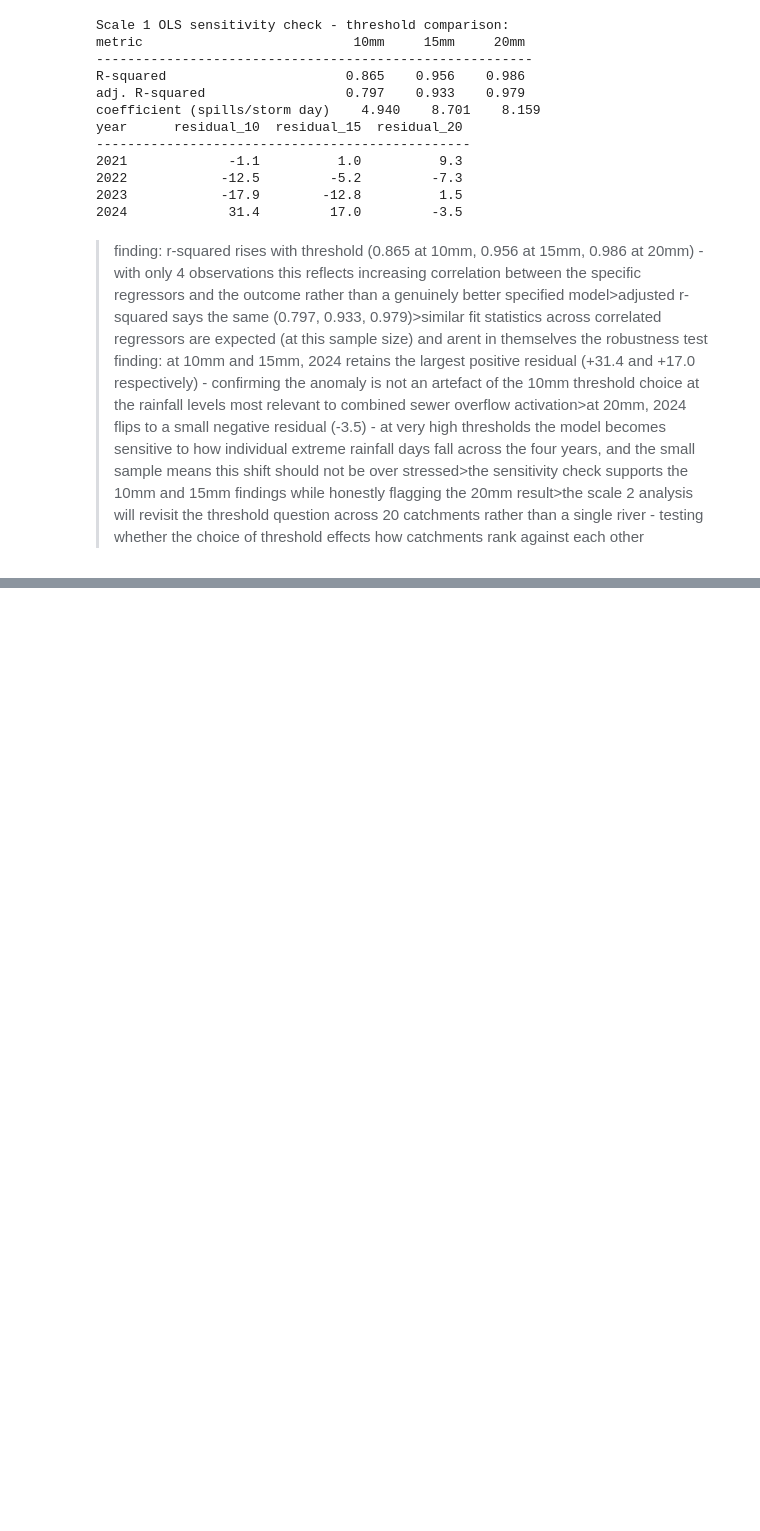
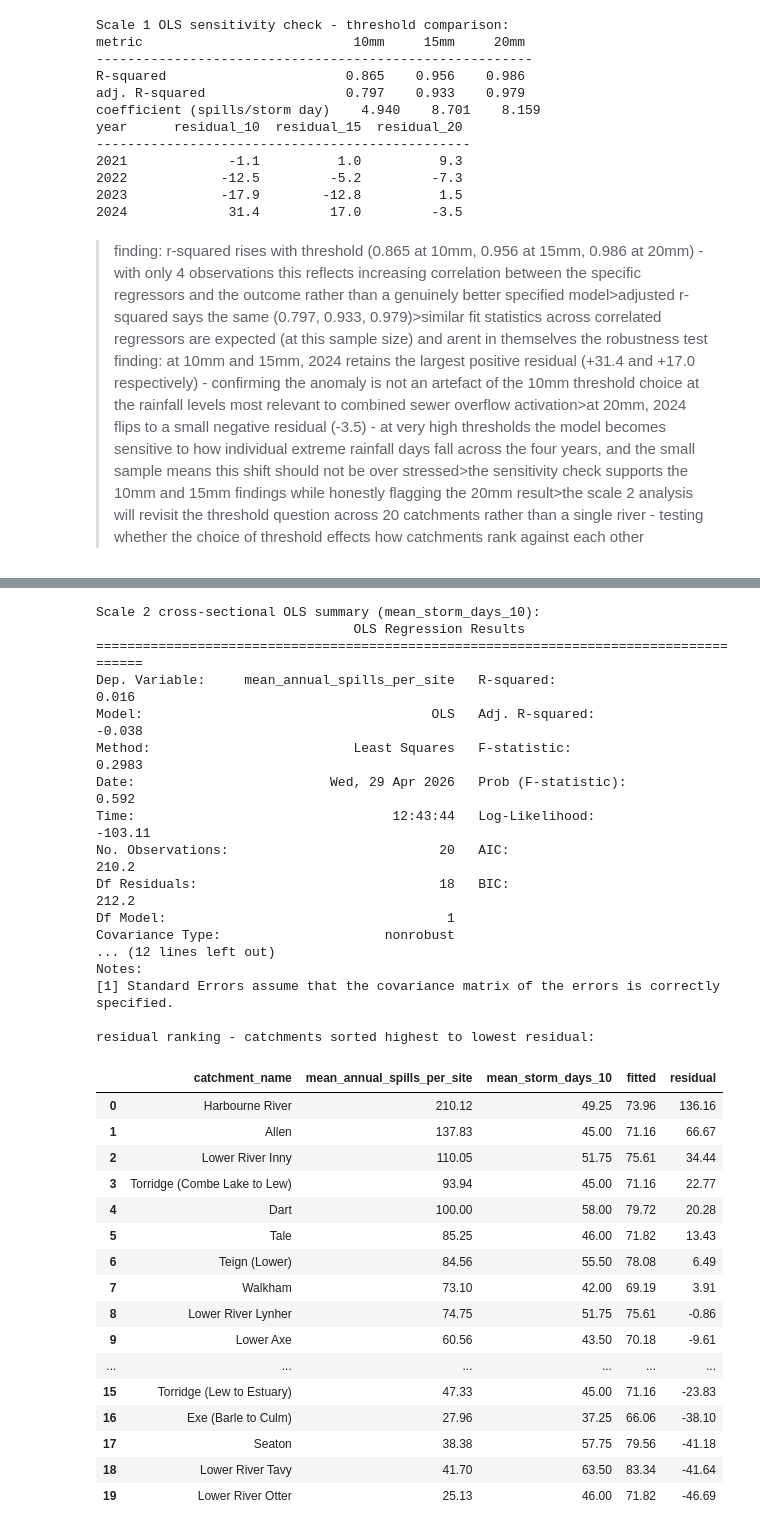
Before and after one commit to jacobway2/-dart-sewage-project, a Jupyter notebook: blog.ipynb, the cells around one changed output, grey strips where cells are left out. Saved outputs shown, nothing was run; the diff lists cells and outputs as text; code cells hidden in the pictures; blank space fills up the shorter version.

```diff
--- a/blog.ipynb
+++ b/blog.ipynb
@@ -1462,0 +1528,55 @@ year      residual_10  residual_15  residual_20
+# %%
+sww_cross = (
+    sww_rivers
+    .groupby('catchment_name', sort=False) # groups by catchment - one group per catchment
+    .agg(
+        mean_annual_spills_per_site=('annual_spills_per_site', 'mean'), # mean spills per site across the four years
+        mean_storm_days_10=('storm_days_10', 'mean'), # mean annual storm days at 10mm threshold
+        mean_storm_days_15=('storm_days_15', 'mean'), # mean annual storm days at 15mm threshold
+        mean_storm_days_20=('storm_days_20', 'mean')) # mean annual storm days at 20mm threshold
+    .reset_index())
+
+sww_ols_10 = smf.ols('mean_annual_spills_per_site ~ mean_storm_days_10', data=sww_cross).fit() # fits OLS regressing mean annual spills per site on mean storm days
+print('Scale 2 cross-sectional OLS summary (mean_storm_days_10):')
+print(sww_ols_10.summary())
+
+sww_cross['fitted'] = sww_ols_10.fittedvalues # stores the models predicted value for each catchment
+sww_cross['residual'] = sww_ols_10.resid # stores the residual - positive means more spills than storm pressure alone predicts
+
+print('\nresidual ranking - catchments sorted highest to lowest residual:')
+display(sww_cross[['catchment_name', 'mean_annual_spills_per_site', 'mean_storm_days_10', 'fitted', 'residual']].sort_values('residual', ascending=False).reset_index(drop=True).round(2))
+# %% [output]
+Scale 2 cross-sectional OLS summary (mean_storm_days_10):
+                                 OLS Regression Results
+=======================================================================================
+Dep. Variable:     mean_annual_spills_per_site   R-squared:                       0.016
+Model:                                     OLS   Adj. R-squared:                 -0.038
+Method:                          Least Squares   F-statistic:                    0.2983
+Date:                         Wed, 29 Apr 2026   Prob (F-statistic):              0.592
+Time:                                 12:43:44   Log-Likelihood:                -103.11
+No. Observations:                           20   AIC:                             210.2
+Df Residuals:                               18   BIC:                             212.2
+Df Model:                                    1
+Covariance Type:                     nonrobust
+... (12 lines left out)
+Notes:
+[1] Standard Errors assume that the covariance matrix of the errors is correctly specified.
+
+residual ranking - catchments sorted highest to lowest residual:
+|  | catchment_name | mean_annual_spills_per_site | mean_storm_days_10 | fitted | residual |
+| 0 | Harbourne River | 210.12 | 49.25 | 73.96 | 136.16 |
+| 1 | Allen | 137.83 | 45.00 | 71.16 | 66.67 |
+| 2 | Lower River Inny | 110.05 | 51.75 | 75.61 | 34.44 |
+| 3 | Torridge (Combe Lake to Lew) | 93.94 | 45.00 | 71.16 | 22.77 |
+| 4 | Dart | 100.00 | 58.00 | 79.72 | 20.28 |
+| 5 | Tale | 85.25 | 46.00 | 71.82 | 13.43 |
+| 6 | Teign (Lower) | 84.56 | 55.50 | 78.08 | 6.49 |
+| 7 | Walkham | 73.10 | 42.00 | 69.19 | 3.91 |
+| 8 | Lower River Lynher | 74.75 | 51.75 | 75.61 | -0.86 |
+| 9 | Lower Axe | 60.56 | 43.50 | 70.18 | -9.61 |
+| ... | ... | ... | ... | ... | ... |
+| 15 | Torridge (Lew to Estuary) | 47.33 | 45.00 | 71.16 | -23.83 |
+| 16 | Exe (Barle to Culm) | 27.96 | 37.25 | 66.06 | -38.10 |
+| 17 | Seaton | 38.38 | 57.75 | 79.56 | -41.18 |
+| 18 | Lower River Tavy | 41.70 | 63.50 | 83.34 | -41.64 |
+| 19 | Lower River Otter | 25.13 | 46.00 | 71.82 | -46.69 |
```
Also changed, not shown: parts of 5 cells of this notebook.
